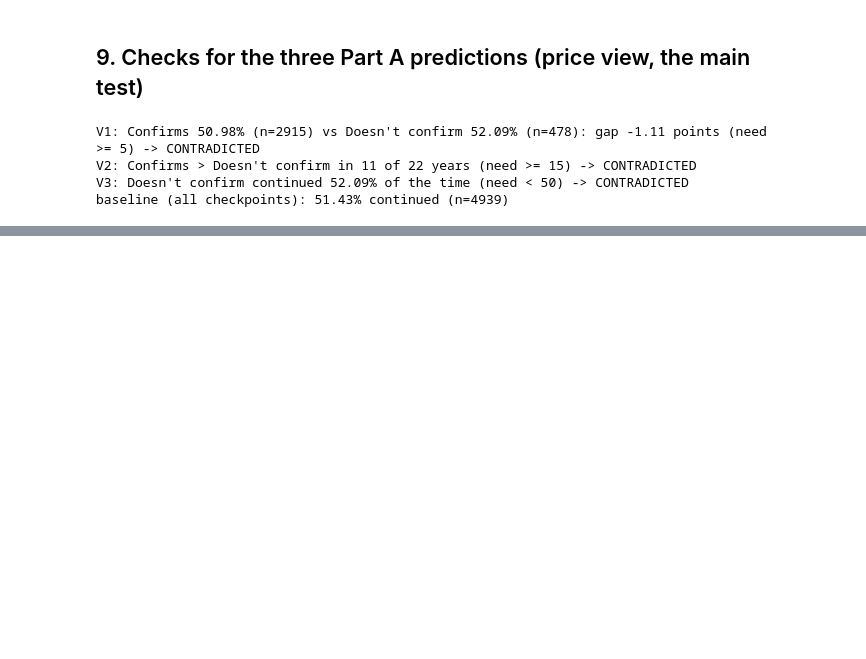
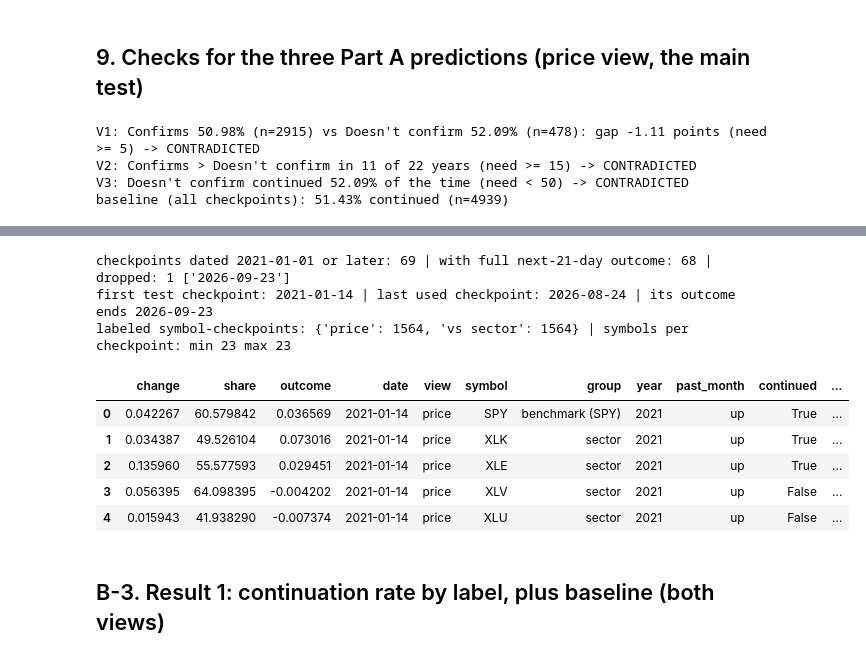
Before and after one commit to LamBuild33/market-rotation-research, a Jupyter notebook: notebooks/02_volume_check.ipynb, the cells around one changed output, grey strips where cells are left out. Cells and saved outputs as stored; diff of their text form; code cells hidden in the pictures; blank space fills up the shorter version.

Commit message:
Notebook 02 Part B: volume check (test years, checked once)
Co-Authored-By: Claude Sonnet 5.5 <noreply@anthropic.com>

```diff
--- a/notebooks/02_volume_check.ipynb
+++ b/notebooks/02_volume_check.ipynb
@@ -314,0 +324,8 @@ baseline (all checkpoints): 51.43% continued (n=4939)
+# %%
+P_START = config.TEST_START
+P_END = None            # all data through the last date
+OUT = config.RESULTS_DIR
+R = OUT; R.mkdir(parents=True, exist_ok=True)                 # Part B files are written with the 02b_ prefix
+dfF = load_prices(symbols=SYMS, fields=["adj_close", "volume"], end=P_END)
+PF = wide(dfF, "adj_close")[SYMS]; VF = wide(dfF, "volume")[SYMS]
+print("loaded:", PF.index.min().date(), "to", PF.index.max().date(), "|", len(PF), "days |", PF.shape[1], "symbols")
@@ -314,0 +443,27 @@ baseline (all checkpoints): 51.43% continued (n=4939)
+# %%
+obsF, cpF = compute_obs(PF, VF)
+cp_dates = PF.index[cpF]
+test_pos = [i for i in cpF if PF.index[i] >= pd.Timestamp(P_START)]
+full_pos = [i for i in test_pos if i + N <= len(PF) - 1]
+dropped_pos = [i for i in test_pos if i + N > len(PF) - 1]
+print(f"checkpoints dated {pd.Timestamp(P_START).date()} or later: {len(test_pos)} | with full next-21-day outcome: {len(full_pos)} | dropped: {len(dropped_pos)}",
+      [PF.index[i].date().isoformat() for i in dropped_pos])
+print("first test checkpoint:", PF.index[full_pos[0]].date(), "| last used checkpoint:", PF.index[full_pos[-1]].date(),
+      "| its outcome ends", PF.index[full_pos[-1] + N].date())
+obsT = obsF[obsF.date >= pd.Timestamp(P_START)].reset_index(drop=True)
+print("labeled symbol-checkpoints:", obsT.groupby("view").size().to_dict(), "| symbols per checkpoint: min", obsT[obsT.view == "price"].groupby("date").size().min(),
+      "max", obsT[obsT.view == "price"].groupby("date").size().max())
+obsT.to_csv(R / "02b_observations.csv", index=False)
+obsT.head()
+# %% [output]
+checkpoints dated 2021-01-01 or later: 69 | with full next-21-day outcome: 68 | dropped: 1 ['2026-09-23']
+first test checkpoint: 2021-01-14 | last used checkpoint: 2026-08-24 | its outcome ends 2026-09-23
+labeled symbol-checkpoints: {'price': 1564, 'vs sector': 1564} | symbols per checkpoint: min 23 max 23
+|  | change | share | outcome | date | view | symbol | group | year | past_month | continued | ... |
+| 0 | 0.042267 | 60.579842 | 0.036569 | 2021-01-14 | price | SPY | benchmark (SPY) | 2021 | up | True | ... |
+| 1 | 0.034387 | 49.526104 | 0.073016 | 2021-01-14 | price | XLK | sector | 2021 | up | True | ... |
+| 2 | 0.135960 | 55.577593 | 0.029451 | 2021-01-14 | price | XLE | sector | 2021 | up | True | ... |
+| 3 | 0.056395 | 64.098395 | -0.004202 | 2021-01-14 | price | XLV | sector | 2021 | up | False | ... |
+| 4 | 0.015943 | 41.938290 | -0.007374 | 2021-01-14 | price | XLU | sector | 2021 | up | False | ... |
+# %% [markdown]
+## B-3. Result 1: continuation rate by label, plus baseline (both views)
```
Also changed, not shown: parts of 18 cells of this notebook, 9 other files.
